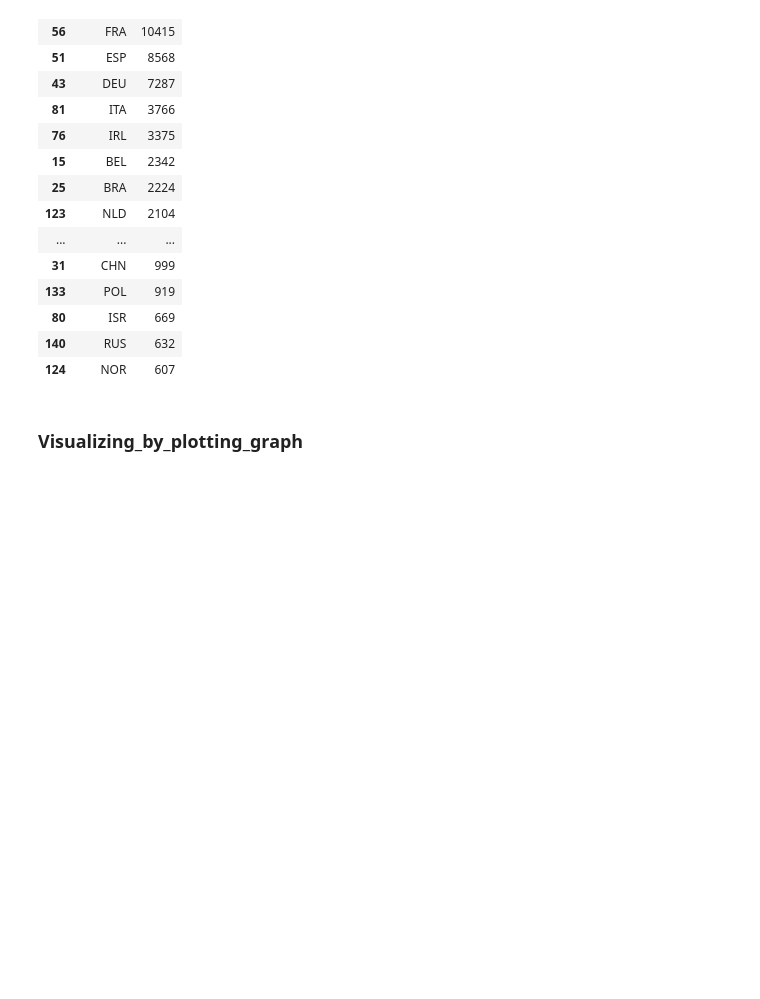
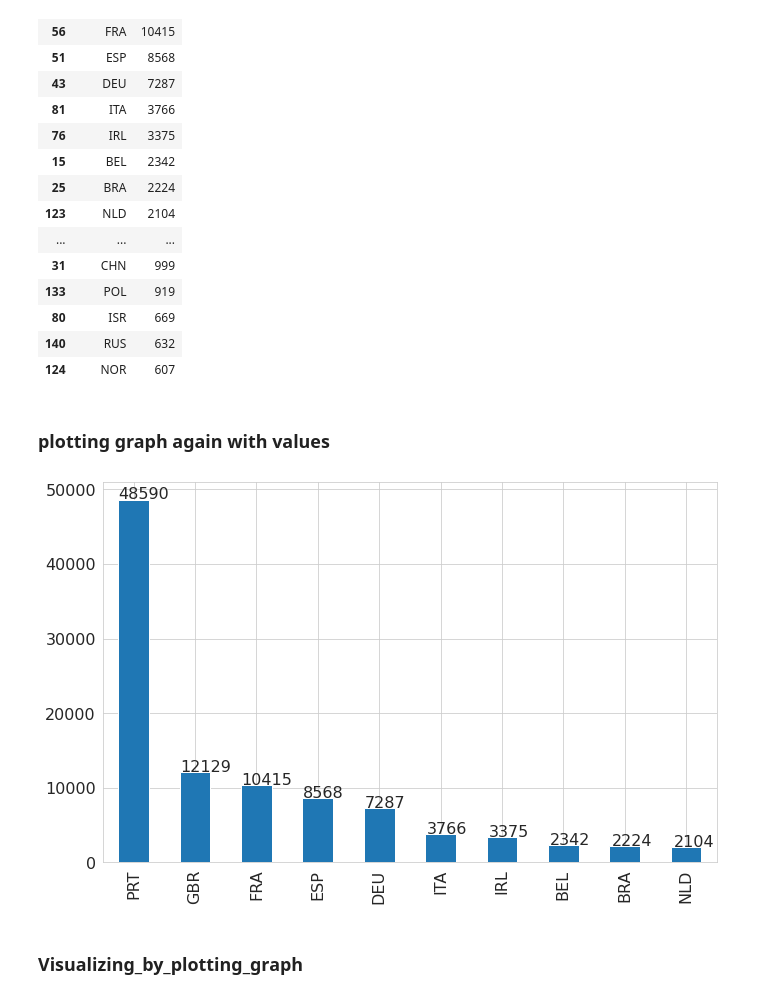
Before and after one commit to kuresh02/Hotel_Booking_EDA, a Jupyter notebook: Copy_of_Hotel_Booking_Analysis_Capstone_Project.ipynb, the cells around one changed output. Drawn from its saved outputs; the diff is of its cells as text; code cells hidden in the pictures; blank space fills up the shorter version.

```diff
--- a/Copy_of_Hotel_Booking_Analysis_Capstone_Project.ipynb
+++ b/Copy_of_Hotel_Booking_Analysis_Capstone_Project.ipynb
@@ -22,6 +22,21 @@ import folium
 import plotly.express as px
 #It is a magic function that renders the figure in a notebook
 %matplotlib inline
+
+# Set maximum columns to be display in datafram as 36
+pd.set_option("display.max_columns", 36)
+plt.style.use('seaborn')
+
+# Setting fontsizes,fontweight,label weight for lebels,titles.
+plt.rcParams["font.weight"] = "bold"
+plt.rcParams["axes.labelweight"] = "bold"
+plt.rcParams["axes.titlesize"] = 25
+plt.rcParams["axes.titleweight"] = 'bold'
+plt.rcParams['xtick.labelsize']=15
+plt.rcParams['ytick.labelsize']=15
+plt.rcParams["axes.labelsize"] = 20
+plt.rcParams["legend.fontsize"] = 15
+plt.rcParams["legend.title_fontsize"] = 15
 # %% [markdown]
 # Mounting_Drive
 # %%
@@ -347,6 +362,14 @@ country_list
 | 80 | ISR | 669 |
 | 140 | RUS | 632 |
 | 124 | NOR | 607 |
+# %% [markdown]
+### plotting graph again with values
+# %%
+ax= df.country.value_counts().head(10).plot (kind= 'bar');
+for p in ax.patches:
+    ax.annotate(str(p.get_height()), (p.get_x() * 1.005, p.get_height() * 1.005))
+# %% [output]
+[figure, added]
 # %% [markdown]
 ### Visualizing_by_plotting_graph
 # %%
```
Also changed, not shown: parts of 21 cells of this notebook.
